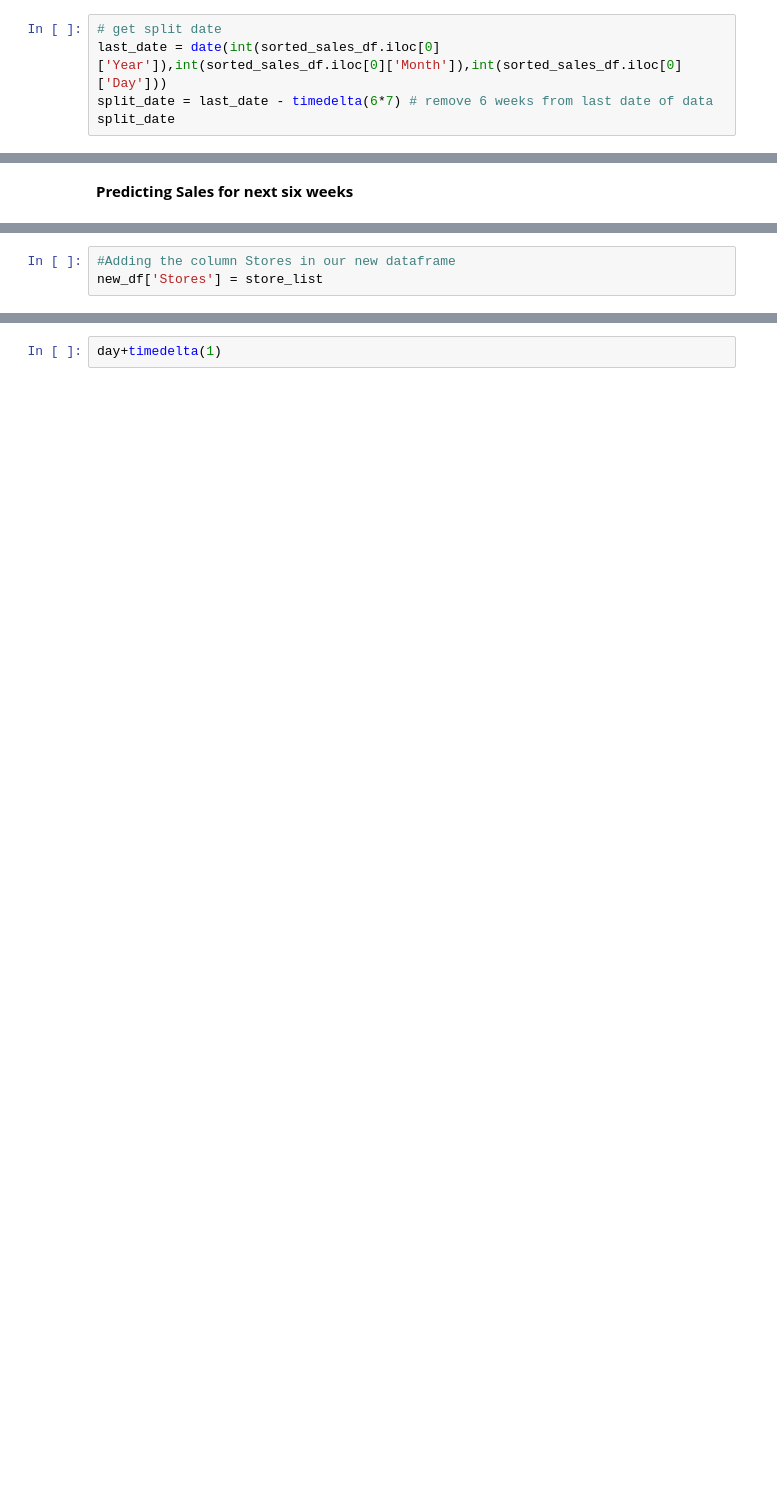
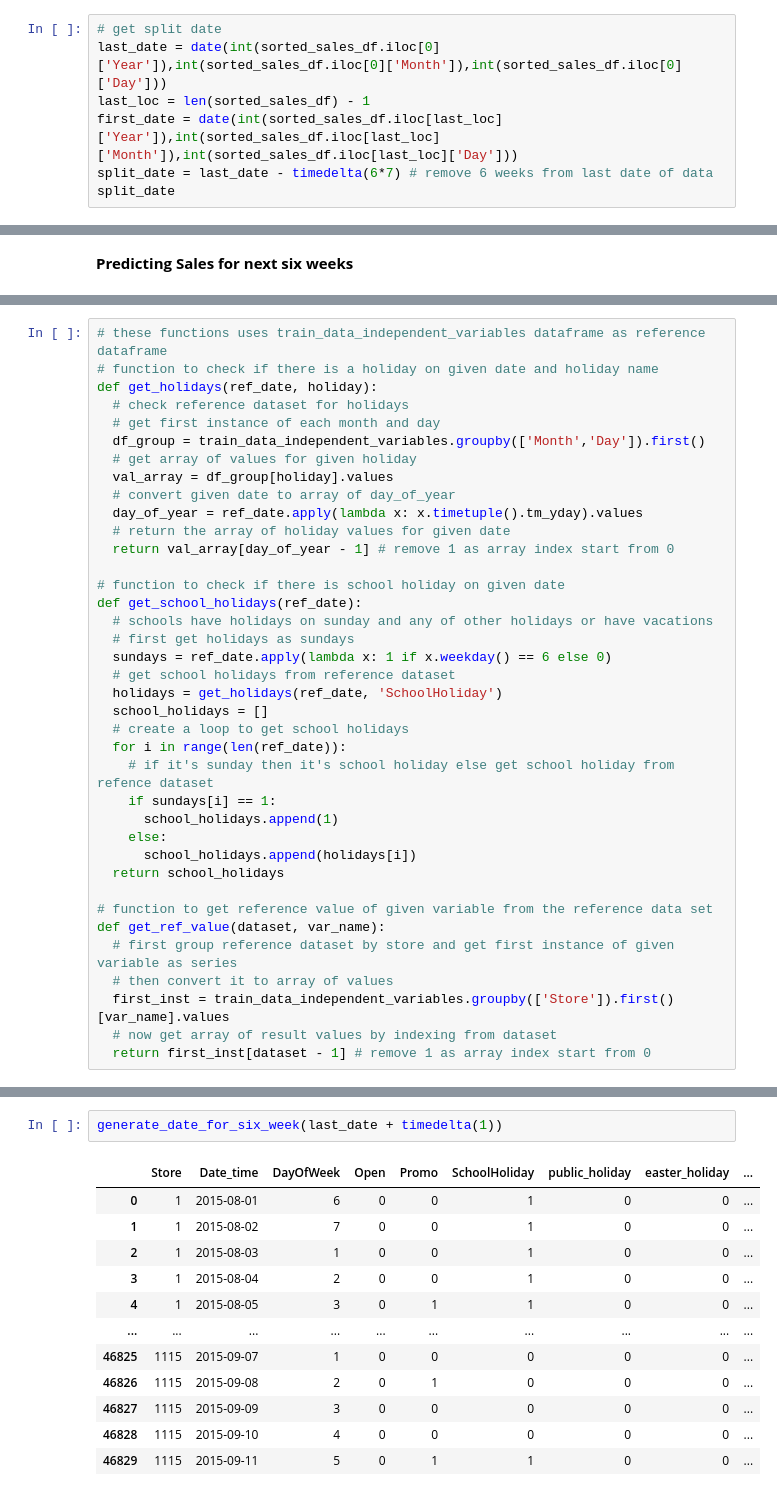
Before and after one commit to hrithikwel8/Rossmann_Sales_Prediction, a Jupyter notebook: Rossmann_Sales_Prediction_Capstone_Project.ipynb, the cells around one changed output, grey strips where cells are left out. Drawn from its saved outputs; the diff is of its cells as text; blank space fills up the shorter version.

```diff
--- a/Rossmann_Sales_Prediction_Capstone_Project.ipynb
+++ b/Rossmann_Sales_Prediction_Capstone_Project.ipynb
@@ -810,6 +811,8 @@ sorted_sales_df.head()
 # %%
 # get split date
 last_date = date(int(sorted_sales_df.iloc[0]['Year']),int(sorted_sales_df.iloc[0]['Month']),int(sorted_sales_df.iloc[0]['Day']))
+last_loc = len(sorted_sales_df) - 1
+first_date = date(int(sorted_sales_df.iloc[last_loc]['Year']),int(sorted_sales_df.iloc[last_loc]['Month']),int(sorted_sales_df.iloc[last_loc]['Day']))
 split_date = last_date - timedelta(6*7) # remove 6 weeks from last date of data
 split_date
 # %% [output]
@@ -1256,3 +1259,0 @@ for i in range(1, 1116):
-# %%
-#Adding the column Stores in our new dataframe
-new_df['Stores'] = store_list
@@ -1264,0 +1262,38 @@ day.weekday()
+# %%
+# these functions uses train_data_independent_variables dataframe as reference dataframe
+# function to check if there is a holiday on given date and holiday name
+def get_holidays(ref_date, holiday):
+  # check reference dataset for holidays
+  # get first instance of each month and day
+  df_group = train_data_independent_variables.groupby(['Month','Day']).first()
+  # get array of values for given holiday
+  val_array = df_group[holiday].values
+  # convert given date to array of day_of_year
+  day_of_year = ref_date.apply(lambda x: x.timetuple().tm_yday).values
+  # return the array of holiday values for given date
+  return val_array[day_of_year - 1] # remove 1 as array index start from 0
+
+# function to check if there is school holiday on given date
+def get_school_holidays(ref_date):
+  # schools have holidays on sunday and any of other holidays or have vacations
+  # first get holidays as sundays
+  sundays = ref_date.apply(lambda x: 1 if x.weekday() == 6 else 0)
+  # get school holidays from reference dataset
+  holidays = get_holidays(ref_date, 'SchoolHoliday')
+  school_holidays = []
+  # create a loop to get school holidays
+  for i in range(len(ref_date)):
+    # if it's sunday then it's school holiday else get school holiday from refence dataset
+    if sundays[i] == 1:
+      school_holidays.append(1)
+    else:
+      school_holidays.append(holidays[i])
+  return school_holidays
+
+# function to get reference value of given variable from the reference data set
+def get_ref_value(dataset, var_name):
+  # first group reference dataset by store and get first instance of given variable as series
+  # then convert it to array of values
+  first_inst = train_data_independent_variables.groupby(['Store']).first()[var_name].values
+  # now get array of result values by indexing from dataset
+  return first_inst[dataset - 1] # remove 1 as array index start from 0
@@ -1265,3 +1361,15 @@ day.weekday()
 # %%
-day+timedelta(1)
+generate_date_for_six_week(last_date + timedelta(1))
 # %% [output]
+|  | Store | Date_time | DayOfWeek | Open | Promo | SchoolHoliday | public_holiday | easter_holiday | ... |
+| 0 | 1 | 2015-08-01 | 6 | 0 | 0 | 1 | 0 | 0 | ... |
+| 1 | 1 | 2015-08-02 | 7 | 0 | 0 | 1 | 0 | 0 | ... |
+| 2 | 1 | 2015-08-03 | 1 | 0 | 0 | 1 | 0 | 0 | ... |
+| 3 | 1 | 2015-08-04 | 2 | 0 | 0 | 1 | 0 | 0 | ... |
+| 4 | 1 | 2015-08-05 | 3 | 0 | 1 | 1 | 0 | 0 | ... |
+| ... | ... | ... | ... | ... | ... | ... | ... | ... | ... |
+| 46825 | 1115 | 2015-09-07 | 1 | 0 | 0 | 0 | 0 | 0 | ... |
+| 46826 | 1115 | 2015-09-08 | 2 | 0 | 1 | 0 | 0 | 0 | ... |
+| 46827 | 1115 | 2015-09-09 | 3 | 0 | 0 | 0 | 0 | 0 | ... |
+| 46828 | 1115 | 2015-09-10 | 4 | 0 | 0 | 0 | 0 | 0 | ... |
+| 46829 | 1115 | 2015-09-11 | 5 | 0 | 1 | 1 | 0 | 0 | ... |
```
Also changed, not shown: parts of 39 cells of this notebook.
